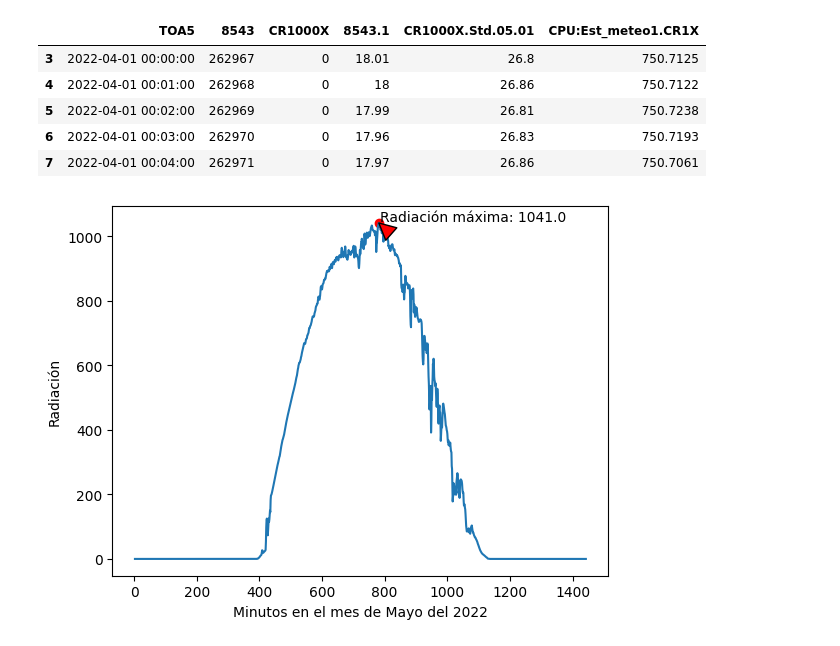
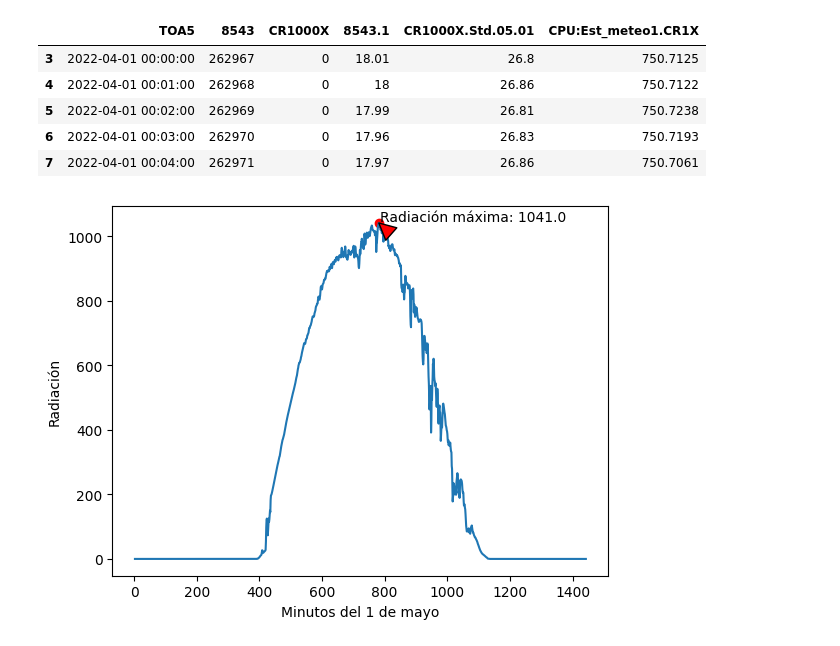
Before and after one commit to lorenzoog00/ASE, a Jupyter notebook: ONEMINUTE/Mayo_22/mayo.ipynb, the cells around one changed output. Cells and saved outputs as stored; diff of their text form; code cells hidden in the pictures.

```diff
--- a/ONEMINUTE/Mayo_22/mayo.ipynb
+++ b/ONEMINUTE/Mayo_22/mayo.ipynb
@@ -116,13 +116,13 @@ df = df.astype({'CR1000X': float, '8543.1':float, 'CR1000X.Std.05.01':float, 'CP
 # %%
 
 plt.plot(df.index, df['CR1000X'])
 
-plt.xlabel('Minutos en el mes de '+ mes + ' del ' + anio)
+plt.xlabel('Minutos del 1 de mayo')
 plt.ylabel('Radiación')
 max_value = df['CR1000X'].max()
 max_index = df['CR1000X'].idxmax()
 plt.scatter(x=max_index, y=max_value, color='r', label='Max Value')
 plt.annotate('Radiación máxima: '+str(max_value), xy=(max_index, max_value), xytext=(max_index+5, max_value+5),arrowprops=dict(facecolor='red', shrink=0.05))
 plt.show()
 # %% [output]
-[figure, old version]
+[figure, new version]
```
Also changed, not shown: 36 other files.
